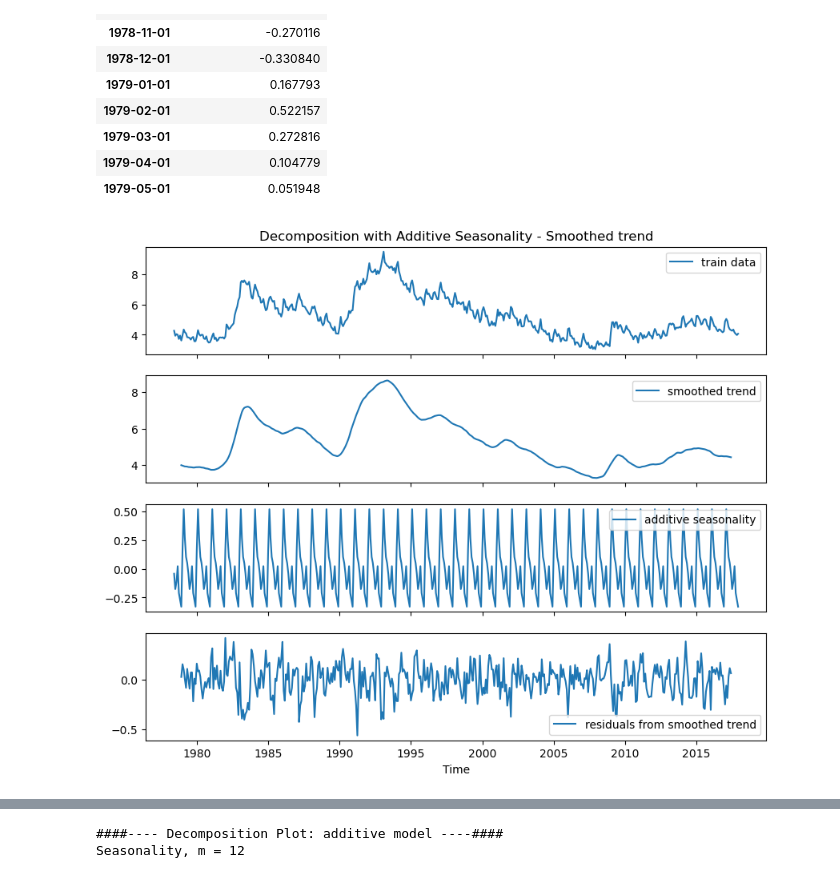
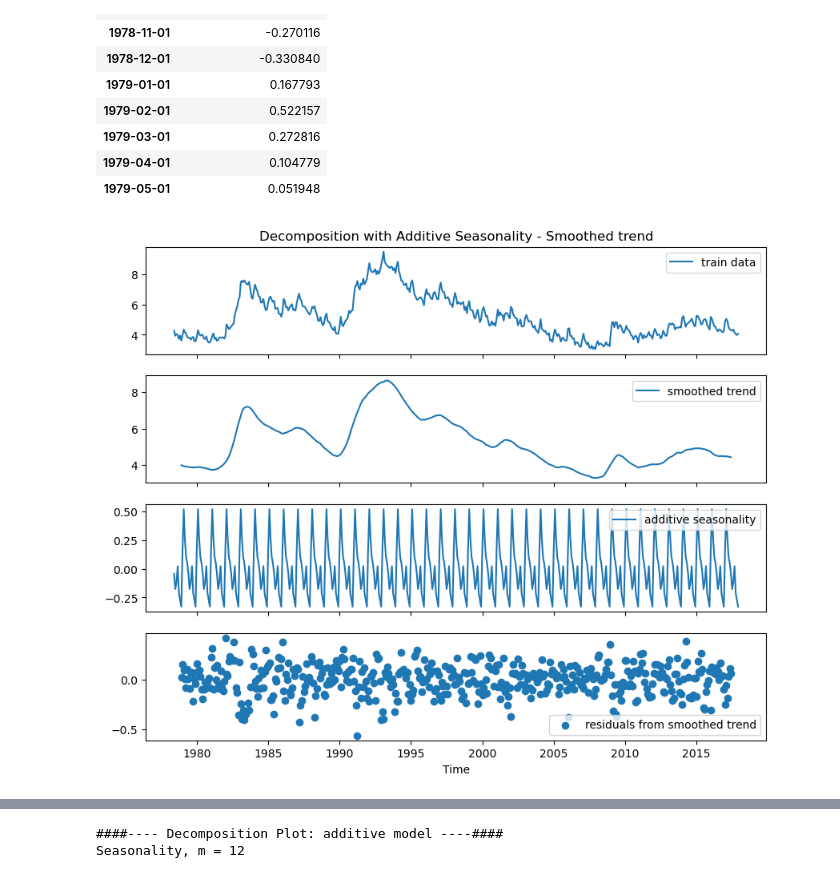
Before and after one commit to DamianChimes/QBUS6840-Predictive-Analytics, a Jupyter notebook: QBUS6840_Group51.ipynb, the cells around one changed output, grey strips where cells are left out. Drawn from its saved outputs; the diff is of its cells as text; code cells hidden in the pictures.

```diff
--- a/QBUS6840_Group51.ipynb
+++ b/QBUS6840_Group51.ipynb
@@ -340,22 +341,22 @@ df_residual_linear = y_trend - df_trend_fit
 # %%
 # Plot the decomposition
 fig, ax = plt.subplots(4, 1,figsize=(10,8), sharex=True)
 ax[0].set_title('Decomposition with Additive Seasonality - Smoothed trend')
 ax[0].plot(df_ts, label='train data')
 ax[0].legend()
 ax[1].plot(df_annual_smoothing, label='smoothed trend')
 ax[1].legend()
 ax[2].plot(df_seasonal, label='additive seasonality')
 ax[2].legend()
-ax[3].plot(df_residual_smooth, label='residuals from smoothed trend')
+ax[3].scatter(df_residual_smooth.index, df_residual_smooth['Underemployment Rate'], label='residuals from smoothed trend')
 ax[3].legend()
 ax[3].set_xlabel('Time')
 
 plt.legend()
 
 plt.show()
 # %% [output]
-[figure, old version]
+[figure, new version]
 # %%
 # Plot the decomposition
 fig, ax = plt.subplots(4, 1,figsize=(10,8), sharex=True)
```
Also changed, not shown: parts of 66 cells of this notebook, 1 other file.
